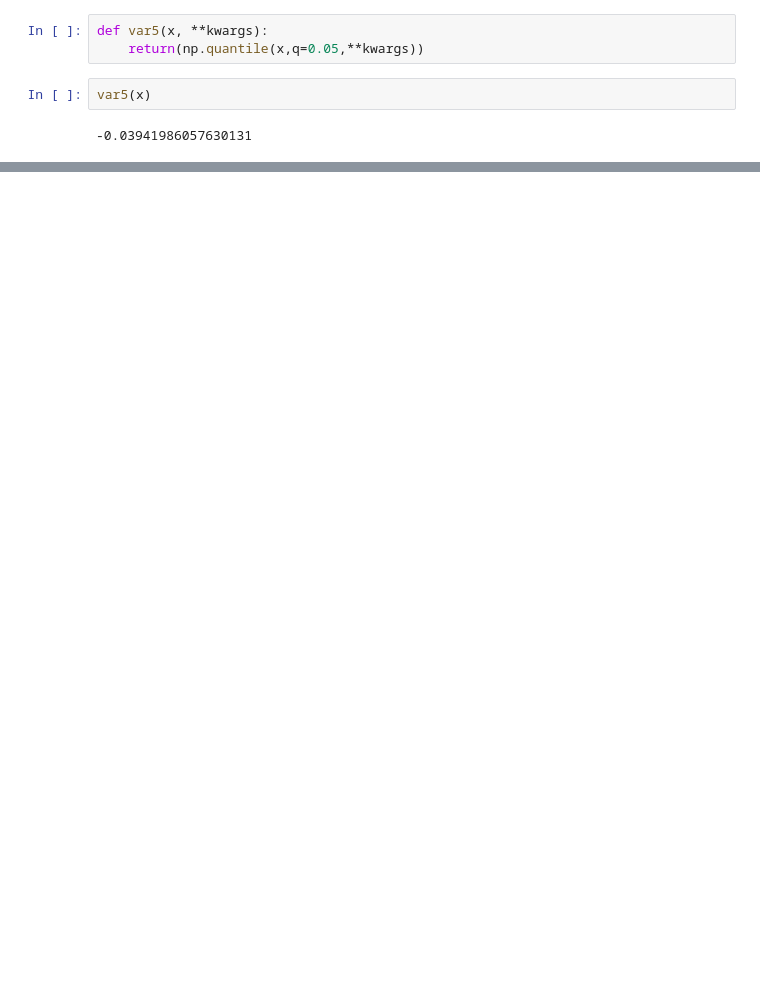
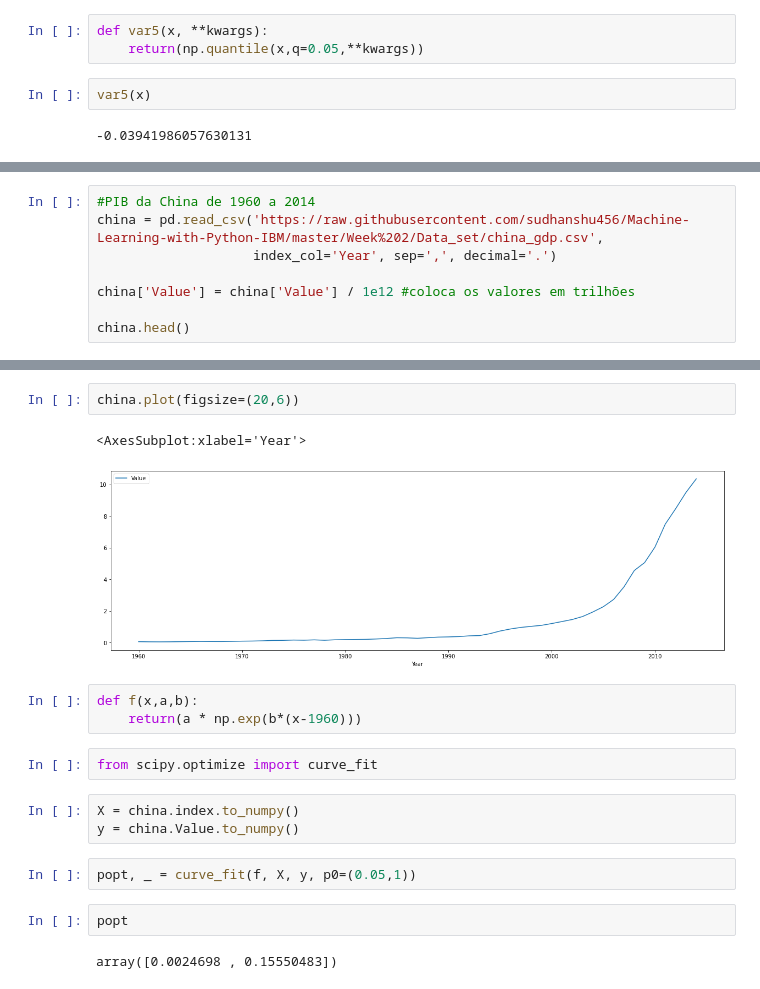
Before and after one commit to felbuch/Python_EPGE, a Jupyter notebook: 10-Aulas/14-Modelos Estatísticos Clássicos.ipynb, the cells around one changed output, grey strips where cells are left out. Drawn from its saved outputs; the diff is of its cells as text; blank space fills up the shorter version.

Commit message:
Discute curve_fit

```diff
--- a/10-Aulas/14-Modelos Estatísticos Clássicos.ipynb
+++ b/10-Aulas/14-Modelos Estatísticos Clássicos.ipynb
@@ -744,0 +756,8 @@ plt.show()
+# %%
+#PIB da China de 1960 a 2014
+china = pd.read_csv('https://raw.githubusercontent.com/sudhanshu456/Machine-Learning-with-Python-IBM/master/Week%202/Data_set/china_gdp.csv',
+                    index_col='Year', sep=',', decimal='.')
+
+china['Value'] = china['Value'] / 1e12 #coloca os valores em trilhões
+
+china.head()
@@ -744,0 +773,19 @@ plt.show()
+# %%
+china.plot(figsize=(20,6))
+# %% [output]
+<AxesSubplot:xlabel='Year'>
+[figure, added]
+# %%
+def f(x,a,b):
+    return(a * np.exp(b*(x-1960)))
+# %%
+from scipy.optimize import curve_fit
+# %%
+X = china.index.to_numpy()
+y = china.Value.to_numpy()
+# %%
+popt, _ = curve_fit(f, X, y, p0=(0.05,1))
+# %%
+popt
+# %% [output]
+array([0.0024698 , 0.15550483])
```
Also changed, not shown: parts of 35 cells of this notebook.
